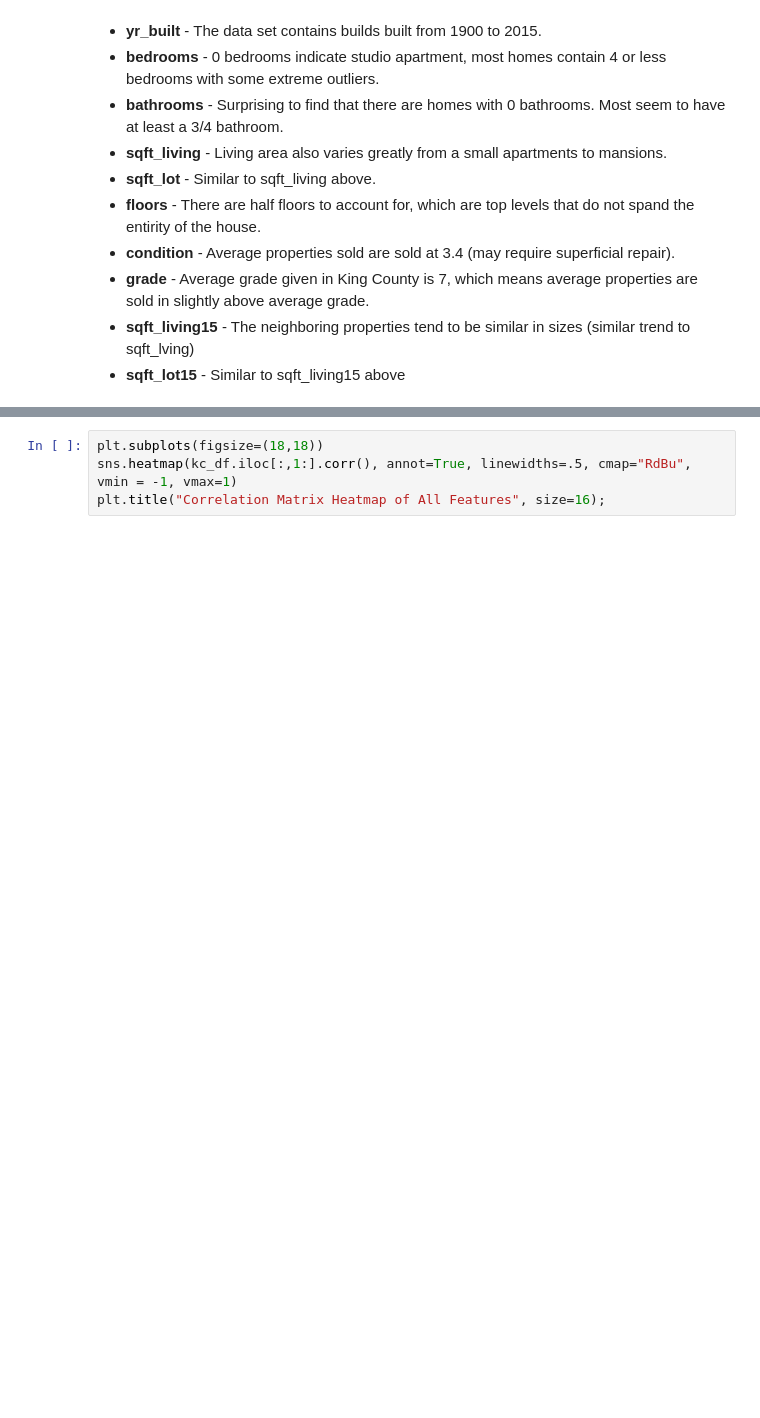
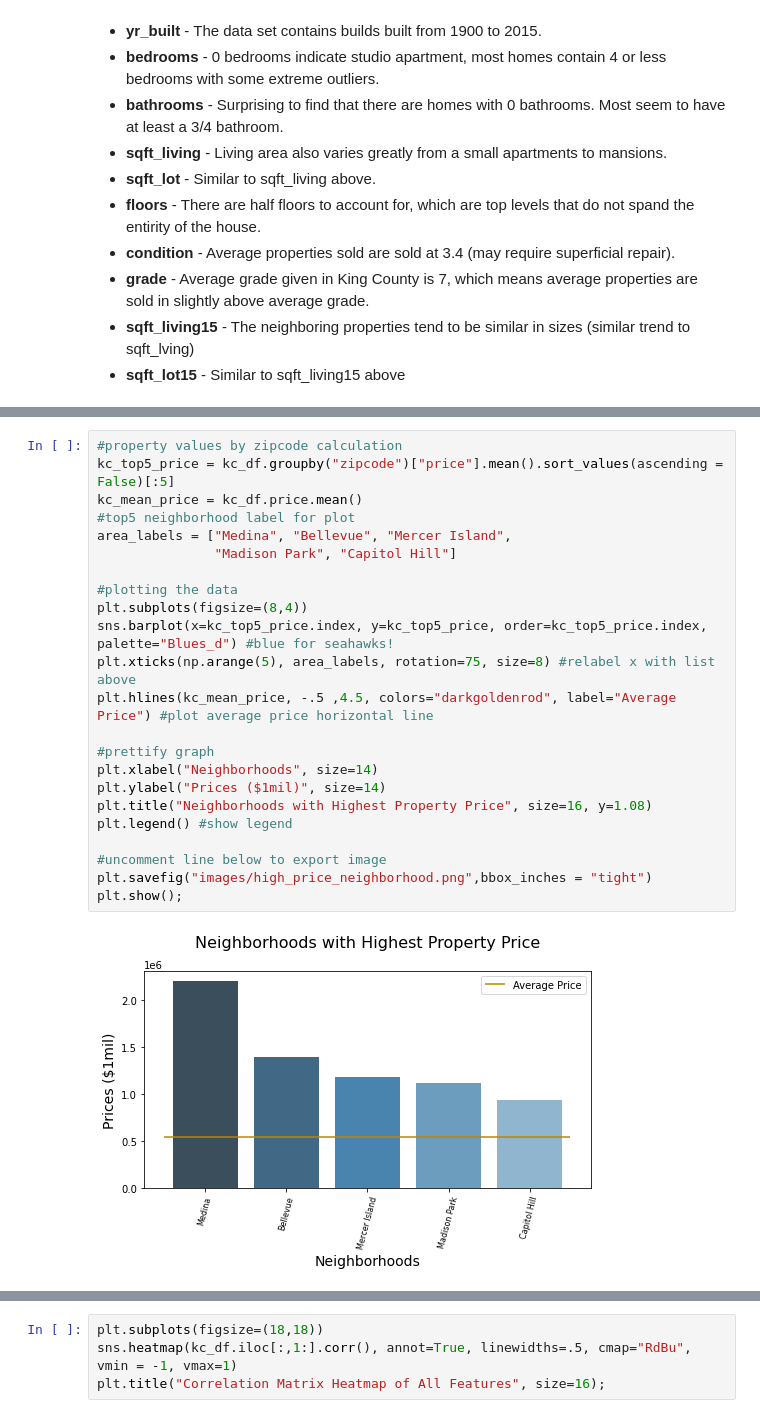
Before and after one commit to yunghanjeong/King_County_Housing_Price_Prediction, a Jupyter notebook: housing_price_prediction.ipynb, the cells around one changed output, grey strips where cells are left out. Cells and saved outputs as stored; diff of their text form; blank space fills up the shorter version.

```diff
--- a/housing_price_prediction.ipynb
+++ b/housing_price_prediction.ipynb
@@ -136,0 +124,25 @@ kc_df.plot(kind="scatter", x="sqft_living15", y="price")
+# %%
+#property values by zipcode calculation
+kc_top5_price = kc_df.groupby("zipcode")["price"].mean().sort_values(ascending = False)[:5]
+kc_mean_price = kc_df.price.mean()
+#top5 neighborhood label for plot
+area_labels = ["Medina", "Bellevue", "Mercer Island",
+               "Madison Park", "Capitol Hill"]
+
+#plotting the data
+plt.subplots(figsize=(8,4))
+sns.barplot(x=kc_top5_price.index, y=kc_top5_price, order=kc_top5_price.index, palette="Blues_d") #blue for seahawks!
+plt.xticks(np.arange(5), area_labels, rotation=75, size=8) #relabel x with list above
+plt.hlines(kc_mean_price, -.5 ,4.5, colors="darkgoldenrod", label="Average Price") #plot average price horizontal line
+
+#prettify graph
+plt.xlabel("Neighborhoods", size=14)
+plt.ylabel("Prices ($1mil)", size=14)
+plt.title("Neighborhoods with Highest Property Price", size=16, y=1.08)
+plt.legend() #show legend
+
+#uncomment line below to export image
+plt.savefig("images/high_price_neighborhood.png",bbox_inches = "tight")
+plt.show();
+# %% [output]
+[figure, added]
```
Also changed, not shown: parts of 65 cells of this notebook, 4 other files.
